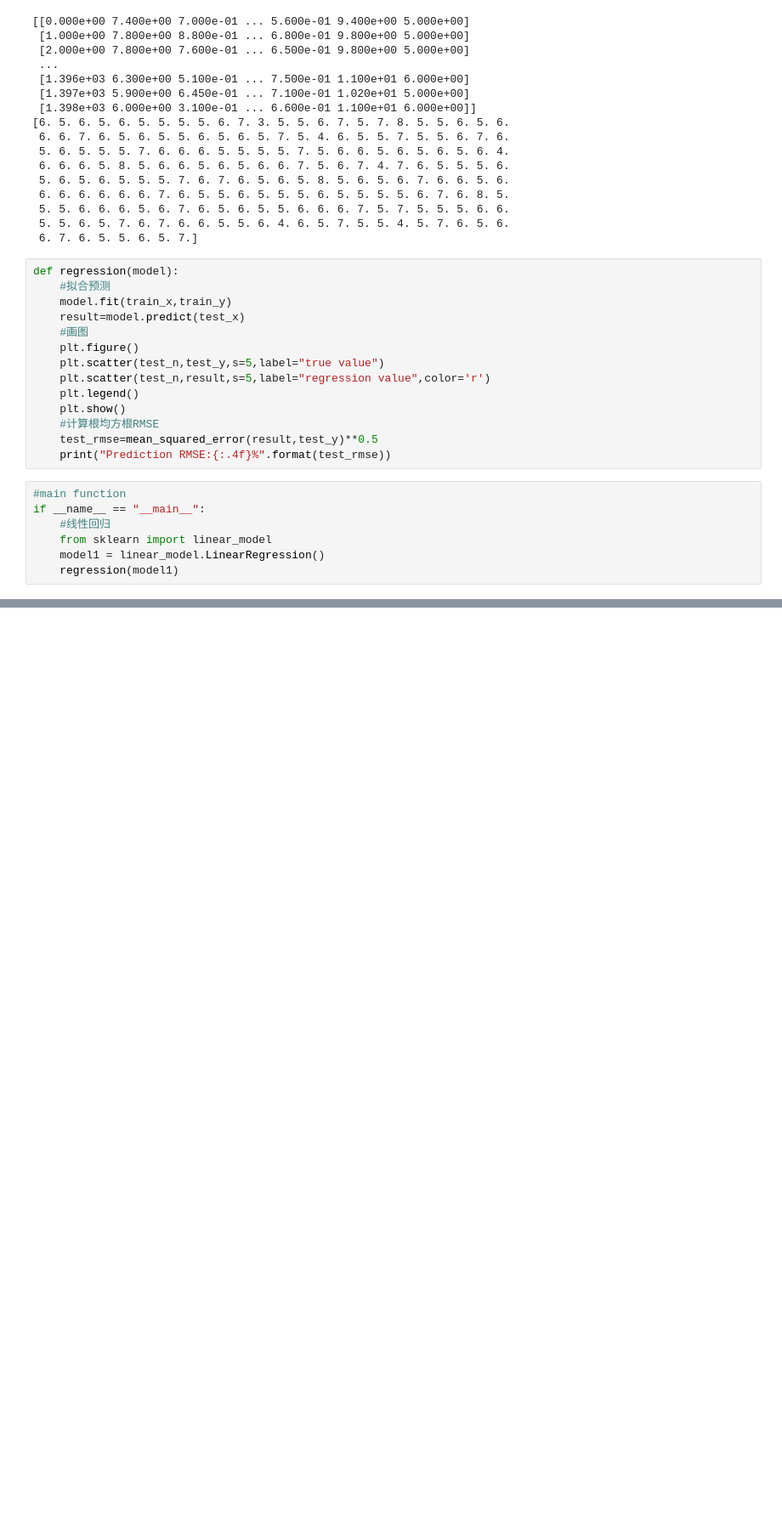
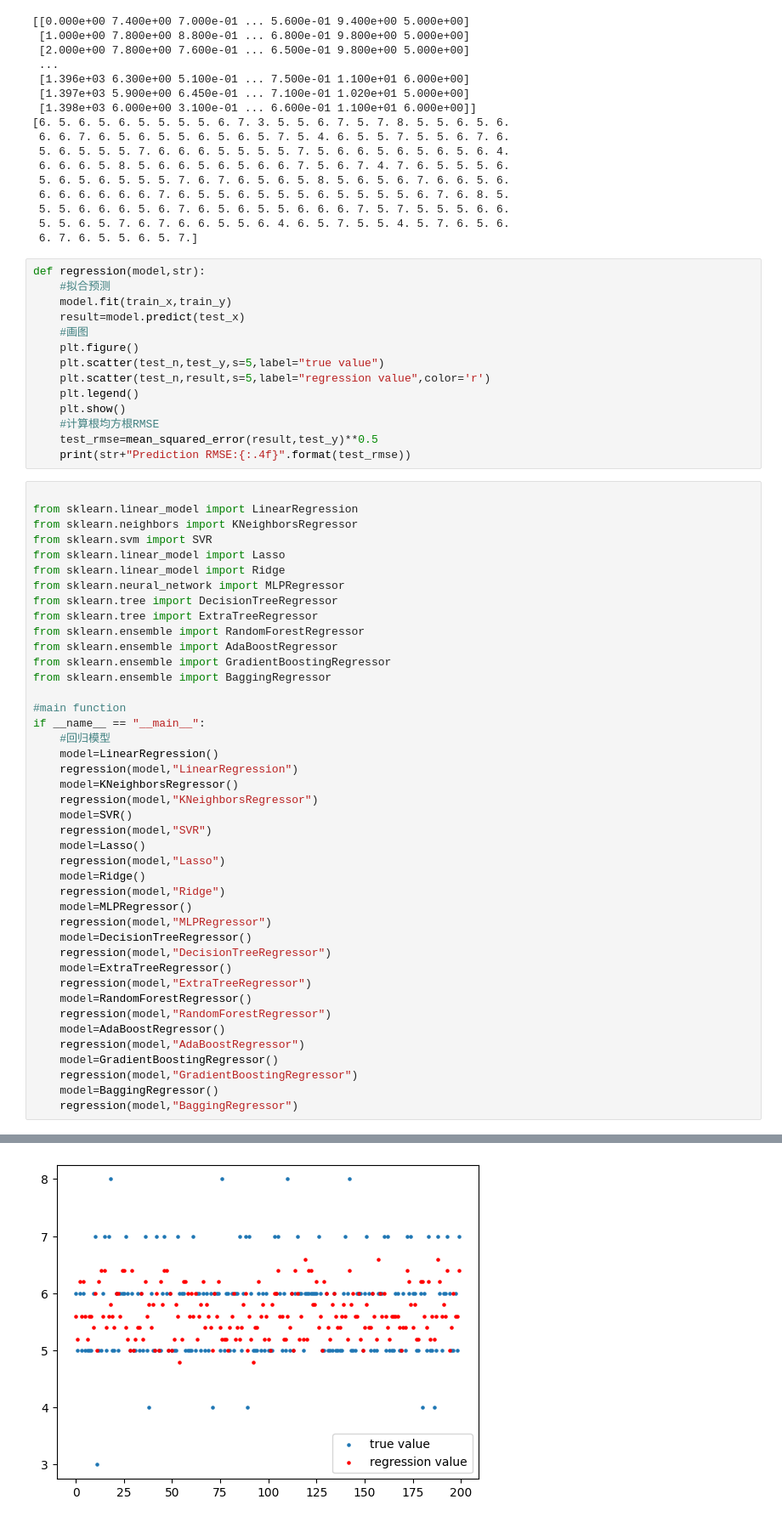
Before and after one commit to Pyrojewel-zard/sciencephysicstask3, a Jupyter notebook: task3_1_linear_regression.ipynb, the cells around one changed output, grey strips where cells are left out. Shown at 85% size. Cells and saved outputs as stored; diff of their text form; blank space fills up the shorter version.

```diff
--- a/task3_1_linear_regression.ipynb
+++ b/task3_1_linear_regression.ipynb
@@ -38,7 +38,7 @@ print(test_y)
  5. 5. 6. 5. 7. 6. 7. 6. 6. 5. 5. 6. 4. 6. 5. 7. 5. 5. 4. 5. 7. 6. 5. 6.
  6. 7. 6. 5. 5. 6. 5. 7.]
 # %%
-def regression(model):
+def regression(model,str):
     #拟合预测
     model.fit(train_x,train_y)
     result=model.predict(test_x)
@@ -50,13 +50,48 @@ def regression(model):
     plt.show()
     #计算根均方根RMSE
     test_rmse=mean_squared_error(result,test_y)**0.5
-    print("Prediction RMSE:{:.4f}%".format(test_rmse))
+    print(str+"Prediction RMSE:{:.4f}".format(test_rmse))
 # %%
+
+from sklearn.linear_model import LinearRegression
+from sklearn.neighbors import KNeighborsRegressor
+from sklearn.svm import SVR
+from sklearn.linear_model import Lasso
+from sklearn.linear_model import Ridge
+from sklearn.neural_network import MLPRegressor
+from sklearn.tree import DecisionTreeRegressor
+from sklearn.tree import ExtraTreeRegressor
+from sklearn.ensemble import RandomForestRegressor
+from sklearn.ensemble import AdaBoostRegressor
+from sklearn.ensemble import GradientBoostingRegressor
+from sklearn.ensemble import BaggingRegressor
+
 #main function
 if __name__ == "__main__":
-    #线性回归
-    from sklearn import linear_model
-    model1 = linear_model.LinearRegression()
-    regression(model1)
+    #回归模型
+    model=LinearRegression()
+    regression(model,"LinearRegression")
+    model=KNeighborsRegressor()
+    regression(model,"KNeighborsRegressor")
+    model=SVR()
+    regression(model,"SVR")
+    model=Lasso()
+    regression(model,"Lasso")
+    model=Ridge()
+    regression(model,"Ridge")
+    model=MLPRegressor()
+    regression(model,"MLPRegressor")
+    model=DecisionTreeRegressor()
+    regression(model,"DecisionTreeRegressor")
+    model=ExtraTreeRegressor()
+    regression(model,"ExtraTreeRegressor")
+    model=RandomForestRegressor()
+    regression(model,"RandomForestRegressor")
+    model=AdaBoostRegressor()
+    regression(model,"AdaBoostRegressor")
+    model=GradientBoostingRegressor()
+    regression(model,"GradientBoostingRegressor")
+    model=BaggingRegressor()
+    regression(model,"BaggingRegressor")
 # %% [output]
 [figure]
@@ -63,0 +99 @@ Prediction RMSE:0.6448%
+[figure, added]
```
Also changed, not shown: parts of 1 cell of this notebook, 5 other files.
